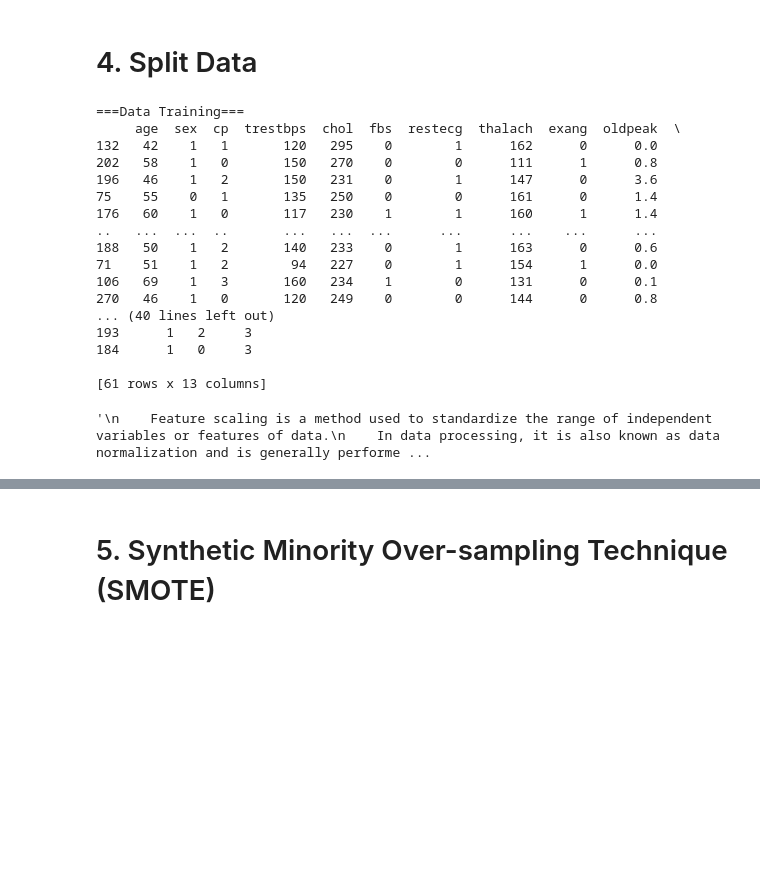
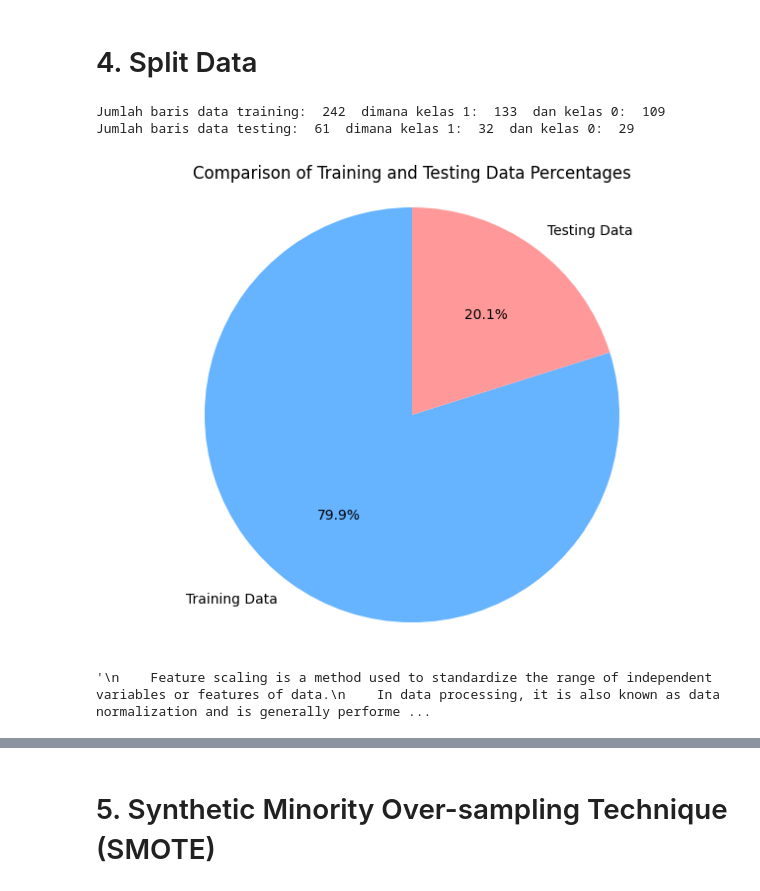
Before and after one commit to Alvi399/Heart-Disease-Classification, a Jupyter notebook: workspace.ipynb, the cells around one changed output, grey strips where cells are left out. Drawn from its saved outputs; the diff is of its cells as text; code cells hidden in the pictures; blank space fills up the shorter version.

```diff
--- a/workspace.ipynb
+++ b/workspace.ipynb
@@ -115,40 +143,38 @@ Data Transformation is done to make the data more suitable for visualization.
 # %%
 '''
     split data mebagi data menjadi data training dan data testing
     dimana 80% data training dan 20% data testing
 '''
 from sklearn.model_selection import train_test_split
 X = df.drop('target', axis=1)
 y = df['target']
 
 X_train, X_test, y_train, y_test = train_test_split(X, y, test_size=0.2, random_state=42)
-print("===Data Training===")
-print(X_train)
-print("===Data Testing===")
-print(X_test)
+print("Jumlah baris data training: ", X_train.shape[0], " dimana kelas 1: ", y_train[y_train == 1].shape[0], " dan kelas 0: ", y_train[y_train == 0].shape[0])
+print("Jumlah baris data testing: ", X_test.shape[0], " dimana kelas 1: ", y_test[y_test == 1].shape[0], " dan kelas 0: ", y_test[y_test == 0].shape[0])
 
 
+
+#visualisasi data with pie chart
+train_percentage = len(X_train) / len(df) * 100
+test_percentage = len(X_test) / len(df) * 100
+
+labels = ['Training Data', 'Testing Data']
+sizes = [train_percentage, test_percentage]
+colors = ['#66b3ff', '#ff9999']
+
+plt.figure(figsize=(8, 6))
+plt.pie(sizes, labels=labels, autopct='%1.1f%%', startangle=90, colors=colors)
+plt.title('Comparison of Training and Testing Data Percentages')
+plt.axis('equal')  # Equal aspect ratio ensures that pie is drawn as a circle.
+plt.show()
 
 '''
     Feature scaling is a method used to standardize the range of independent variables or features of data.
     In data processing, it is also known as data normalization and is generally performed during the data preprocessing step.
 '''
 # %% [output]
-===Data Training===
-     age  sex  cp  trestbps  chol  fbs  restecg  thalach  exang  oldpeak  \
-132   42    1   1       120   295    0        1      162      0      0.0
-202   58    1   0       150   270    0        0      111      1      0.8
-196   46    1   2       150   231    0        1      147      0      3.6
-75    55    0   1       135   250    0        0      161      0      1.4
-176   60    1   0       117   230    1        1      160      1      1.4
-..   ...  ...  ..       ...   ...  ...      ...      ...    ...      ...
-188   50    1   2       140   233    0        1      163      0      0.6
-71    51    1   2        94   227    0        1      154      1      0.0
-106   69    1   3       160   234    1        0      131      0      0.1
-270   46    1   0       120   249    0        0      144      0      0.8
-... (40 lines left out)
-193      1   2     3
-184      1   0     3
-
-[61 rows x 13 columns]
+Jumlah baris data training:  242  dimana kelas 1:  133  dan kelas 0:  109
+Jumlah baris data testing:  61  dimana kelas 1:  32  dan kelas 0:  29
+[figure, added]
 '\n    Feature scaling is a method used to standardize the range of independent variables or features of data.\n    In data processing, it is also known as data normalization and is generally performe ...
```
Also changed, not shown: parts of 11 cells of this notebook, 17 other files.
